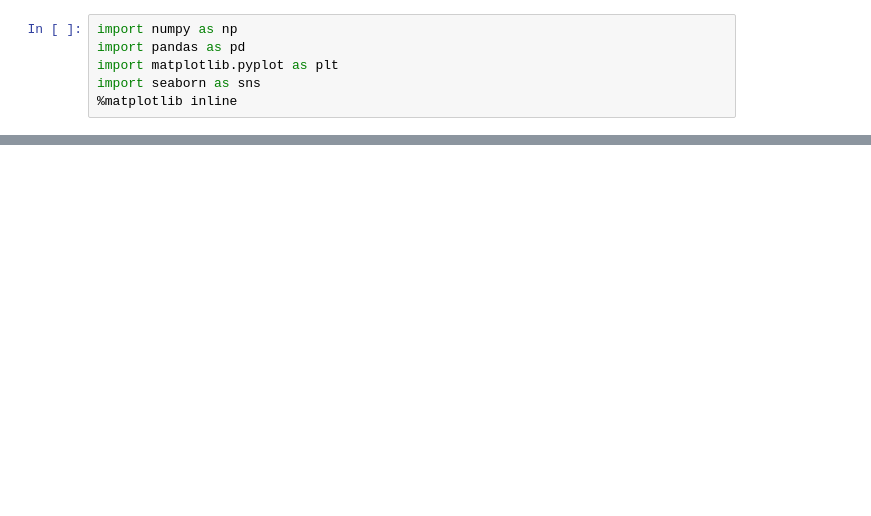
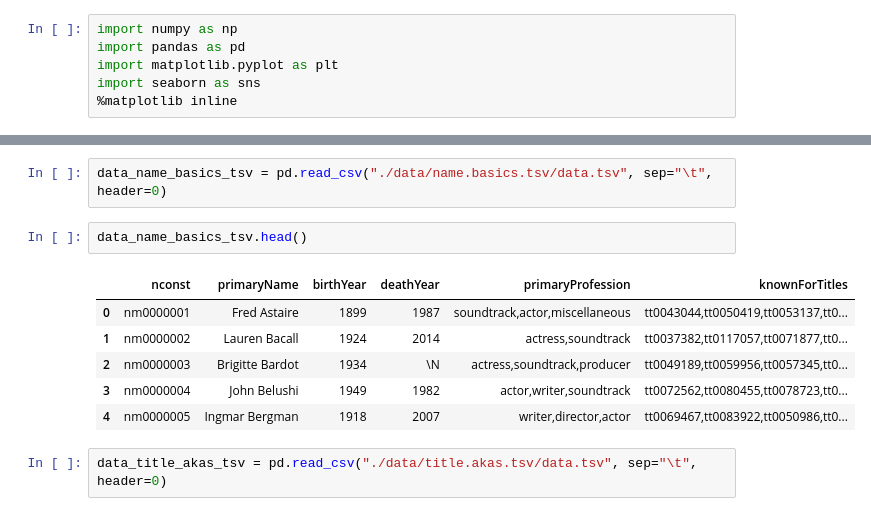
Before and after one commit to Bocharick/GeekBrains_AI_ThProb_and_MathStat, a Jupyter notebook: CourseProject/main.ipynb, the cells around one changed output, grey strips where cells are left out. Drawn from its saved outputs; the diff is of its cells as text; blank space fills up the shorter version.

```diff
--- a/CourseProject/main.ipynb
+++ b/CourseProject/main.ipynb
@@ -6,0 +79,13 @@ import seaborn as sns
+# %%
+data_name_basics_tsv = pd.read_csv("./data/name.basics.tsv/data.tsv", sep="\t", header=0)
+# %%
+data_name_basics_tsv.head()
+# %% [output]
+|  | nconst | primaryName | birthYear | deathYear | primaryProfession | knownForTitles |
+| 0 | nm0000001 | Fred Astaire | 1899 | 1987 | soundtrack,actor,miscellaneous | tt0043044,tt0050419,tt0053137,tt0... |
+| 1 | nm0000002 | Lauren Bacall | 1924 | 2014 | actress,soundtrack | tt0037382,tt0117057,tt0071877,tt0... |
+| 2 | nm0000003 | Brigitte Bardot | 1934 | \N | actress,soundtrack,producer | tt0049189,tt0059956,tt0057345,tt0... |
+| 3 | nm0000004 | John Belushi | 1949 | 1982 | actor,writer,soundtrack | tt0072562,tt0080455,tt0078723,tt0... |
+| 4 | nm0000005 | Ingmar Bergman | 1918 | 2007 | writer,director,actor | tt0069467,tt0083922,tt0050986,tt0... |
+# %%
+data_title_akas_tsv = pd.read_csv("./data/title.akas.tsv/data.tsv", sep="\t", header=0)
```
Also changed, not shown: parts of 20 cells of this notebook.
